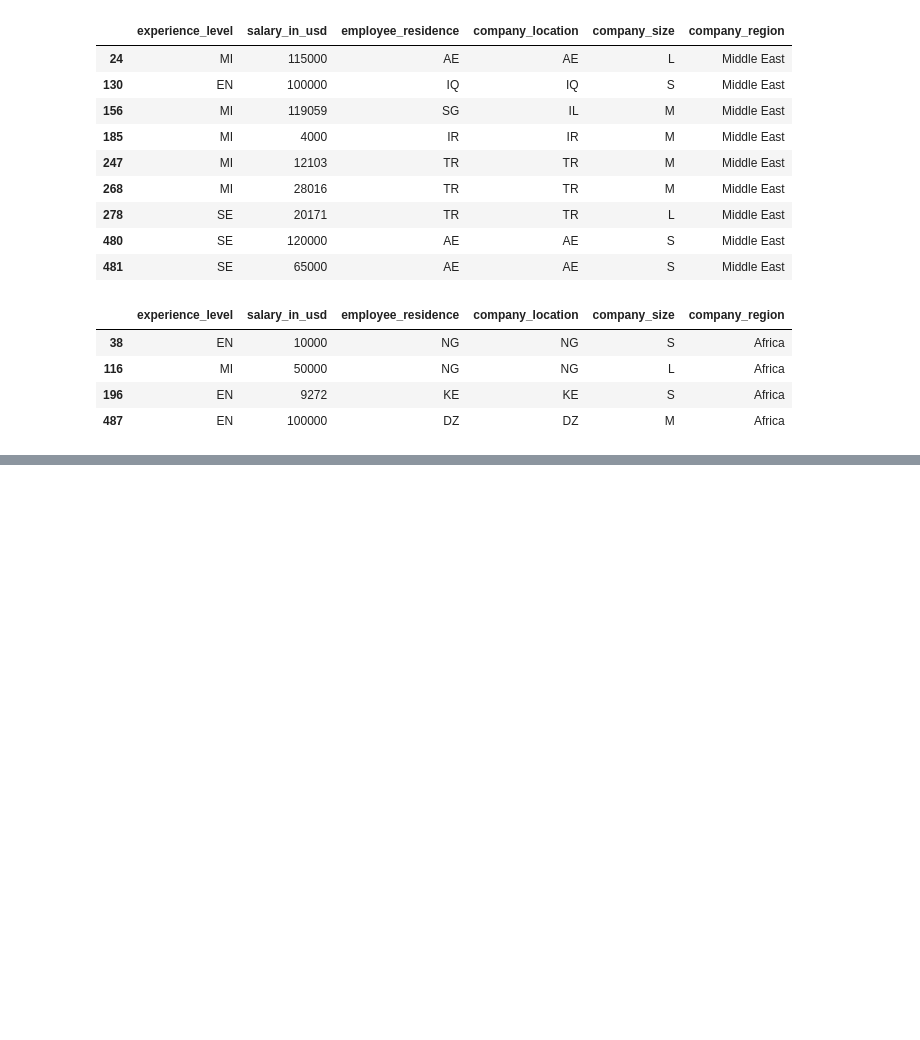
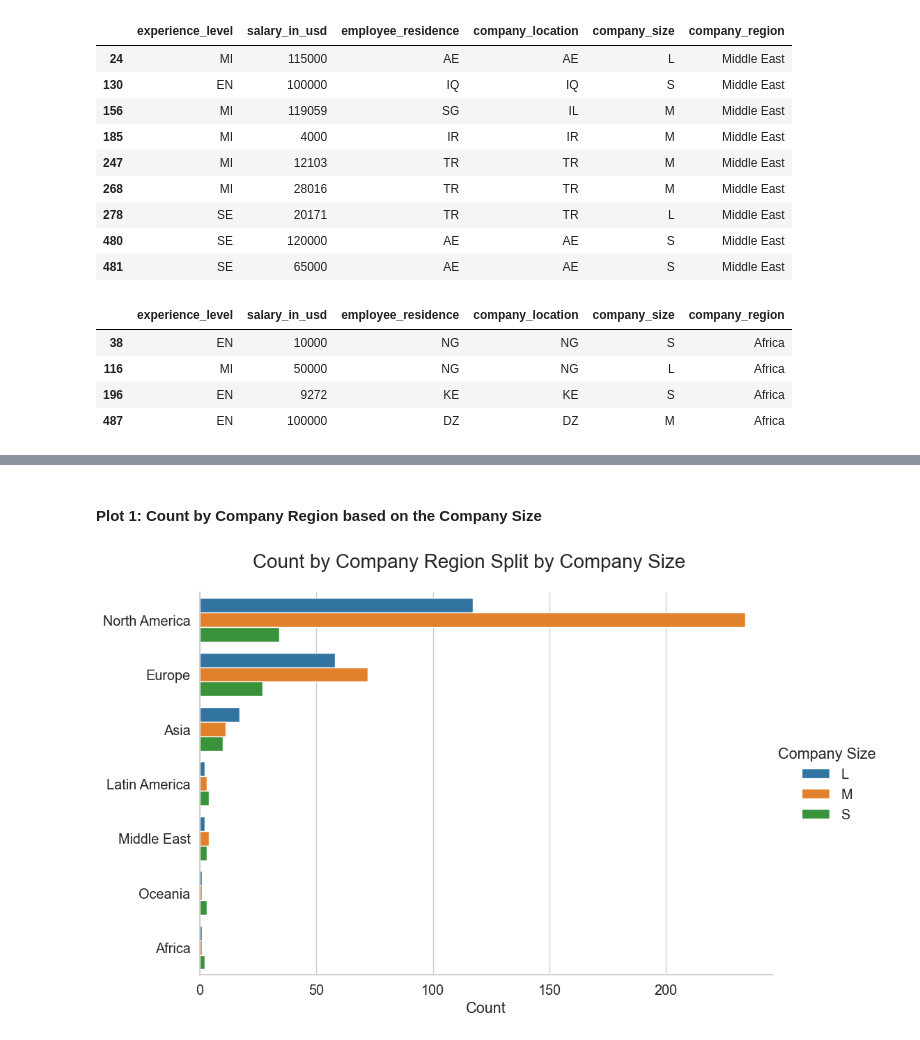
Before and after one commit to ubco-W2022T2-data301/project-group-group07, a Jupyter notebook: analysis/analysis1.ipynb, the cells around one changed output, grey strips where cells are left out. Cells and saved outputs as stored; diff of their text form; code cells hidden in the pictures; blank space fills up the shorter version.

```diff
--- a/analysis/analysis1.ipynb
+++ b/analysis/analysis1.ipynb
@@ -644,2 +386,0 @@ from codes import project_functions3 as pf3
-# %%
-df = pf3.processed_df()
@@ -774,0 +648,4 @@ ValueError: Could not interpret input 'percentage'
+# %%
+# testing function
+dfEurope = load_process_region("../data/processed/ds_salaries_1.csv", "Europe")
+dfEurope
@@ -774,0 +657,15 @@ ValueError: Could not interpret input 'percentage'
+# %%
+# create the dataframe for other regions and add the percentage column
+dfEurope["percentage"] = dfEurope["count"] / sum(dfEurope["count"]) * 100
+dfAsia = load_process_region("../data/processed/ds_salaries_1.csv", "Asia")
+dfAsia["percentage"] = dfAsia["count"] / sum(dfAsia["count"]) * 100
+dfLatAm = load_process_region("../data/processed/ds_salaries_1.csv", "Latin America")
+dfLatAm["percentage"] = dfLatAm["count"] / sum(dfLatAm["count"]) * 100
+dfNorAm = load_process_region("../data/processed/ds_salaries_1.csv", "North America")
+dfNorAm["percentage"] = dfNorAm["count"] / sum(dfNorAm["count"]) * 100
+dfOceania = load_process_region("../data/processed/ds_salaries_1.csv", "Oceania")
+dfOceania["percentage"] = dfOceania["count"] / sum(dfOceania["count"]) * 100
+dfMidEast = load_process_region("../data/processed/ds_salaries_1.csv", "Middle East")
+dfMidEast["percentage"] = dfMidEast["count"] / sum(dfMidEast["count"]) * 100
+dfAfrica = load_process_region("../data/processed/ds_salaries_1.csv", "Africa")
+dfAfrica["percentage"] = dfAfrica["count"] / sum(dfAfrica["count"]) * 100
@@ -774,0 +674,3 @@ ValueError: Could not interpret input 'percentage'
+# %%
+dfSummary = pd.concat([dfNorAm, dfEurope, dfAsia, dfLatAm, dfMidEast, dfOceania, dfAfrica])
+dfSummary
@@ -774,0 +730,15 @@ ValueError: Could not interpret input 'percentage'
+# %% [markdown]
+#### Plot 1: Count by Company Region based on the Company Size
+# %%
+axCountSummary = sns.catplot(data = dfSummary, kind = "bar",
+                             x = "count", y = "company_region", hue = "company_size",
+                             height = 7, aspect = 1.5, palette = "tab10"
+                             )
+axCountSummary.fig.subplots_adjust(top=.9)
+axCountSummary.fig.suptitle("Count by Company Region Split by Company Size", size = 20)
+axCountSummary.legend.set_title("Company Size")
+plt.xlabel("Count")
+plt.ylabel("")
+plt.show()
+# %% [output]
+[figure, added]
```
Also changed, not shown: parts of 96 cells of this notebook, 1 other file.
